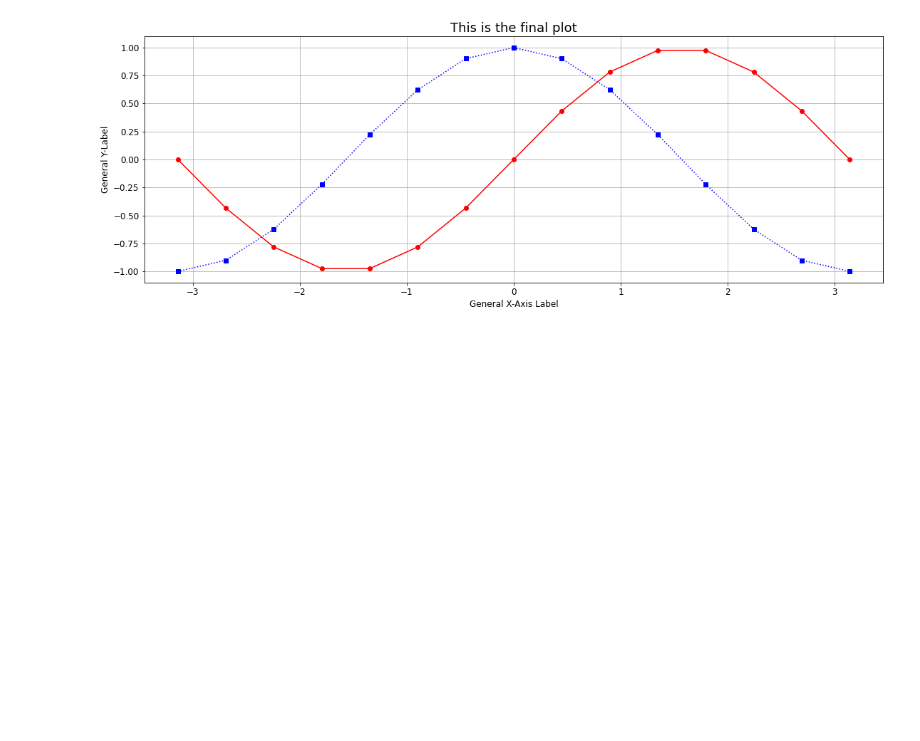
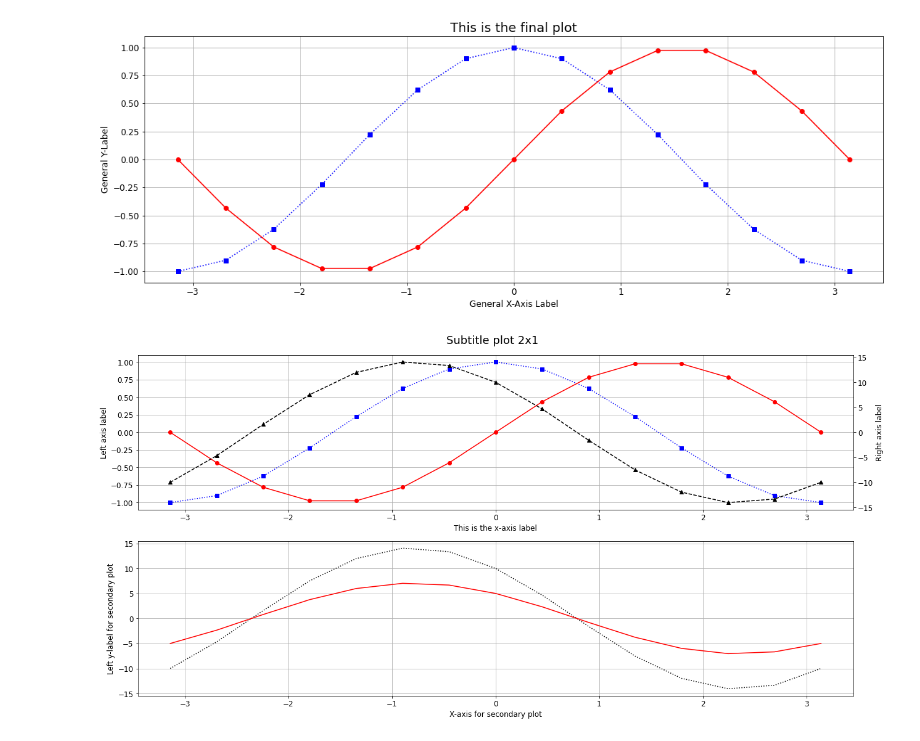
Before and after one commit to swordfish81/gen_codes, a Jupyter notebook: matplotlib_charts.ipynb, the cells around one changed output. Cells and saved outputs as stored; diff of their text form; code cells hidden in the pictures; blank space fills up the shorter version.

```diff
--- a/matplotlib_charts.ipynb
+++ b/matplotlib_charts.ipynb
@@ -127,3 +127,30 @@ Text(0.5, 0, 'General X-Axis Label')
 [figure]
 [figure]
 [figure]
+# %%
+## Two independent charts, stacked side by side, not sharing any axes
+fig, ax = plt.subplots(2, 1, figsize=(18,9))
+fig.suptitle('Subtitle plot 2x1', fontsize=18)
+fig.tight_layout()
+
+# Accessing each axes object to plot the data through returned array
+ax[0].plot(X, C, 'bs:', label='Cosine')
+ax[0].plot(X, S, 'ro-', label='Sin')
+ax[0].grid(axis='both')
+ax[0].set_ylabel('Left axis label')
+ax[0].set_xlabel('This is the x-axis label')
+ax[0] = ax[0].twinx()
+ax[0].plot(X, CS*10, 'k--^', label='Diff of C, S *10')
+ax[0].set_ylabel('Right axis label')
+fig.tight_layout()
+
+## Charts sharing y-axis, stacked on top of each other
+fig1.suptitle('Subtitle plot', fontsize=18)
+ax[1].plot(X, CS*10, 'k:')
+ax[1].plot(X, CS*5, 'r-')
+ax[1].grid(axis='both')
+ax[1].set_ylabel('Left y-label for secondary plot')
+ax[1].set_xlabel('X-axis for secondary plot')
+fig.tight_layout()
+# %% [output]
+[figure, added]
```
